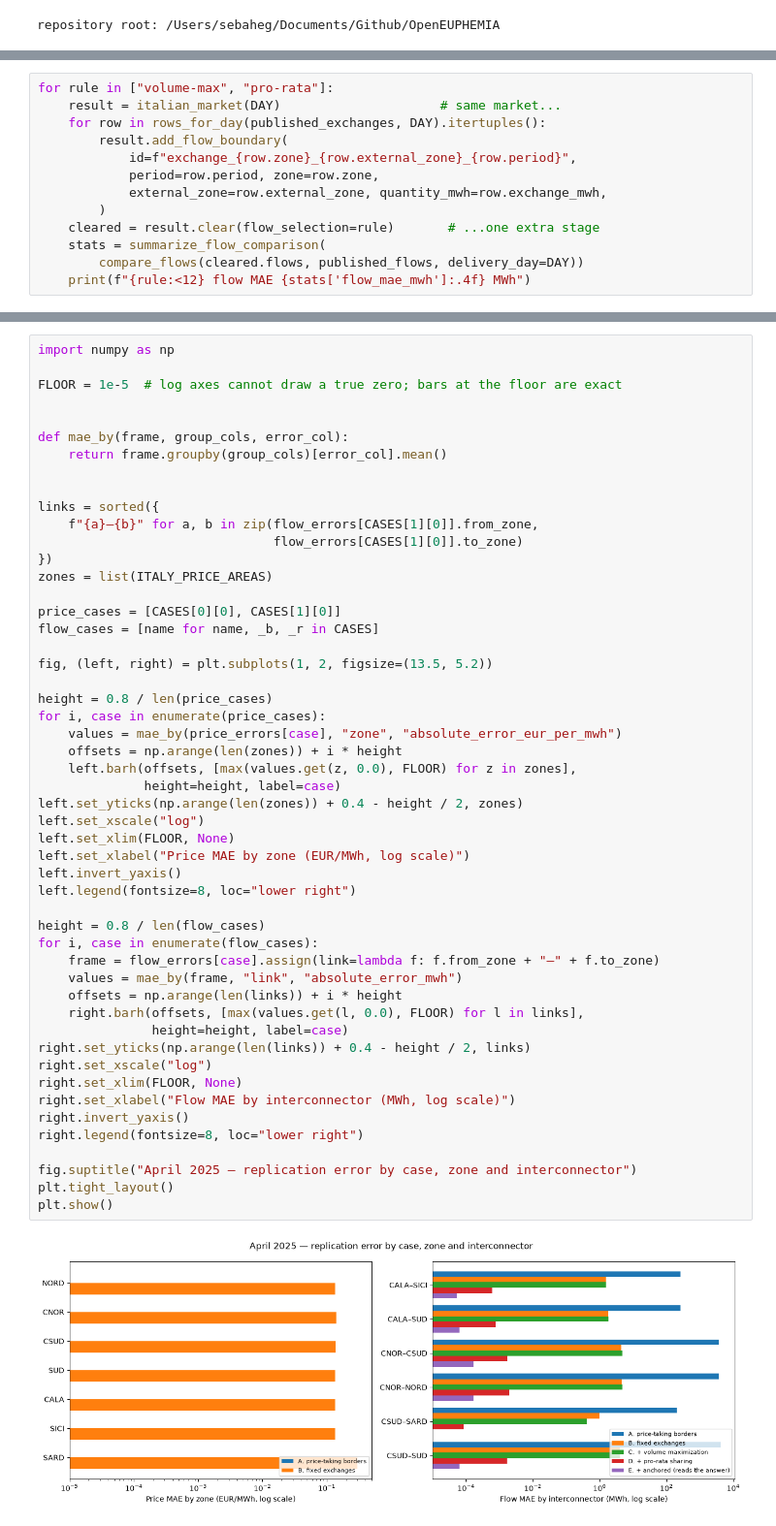
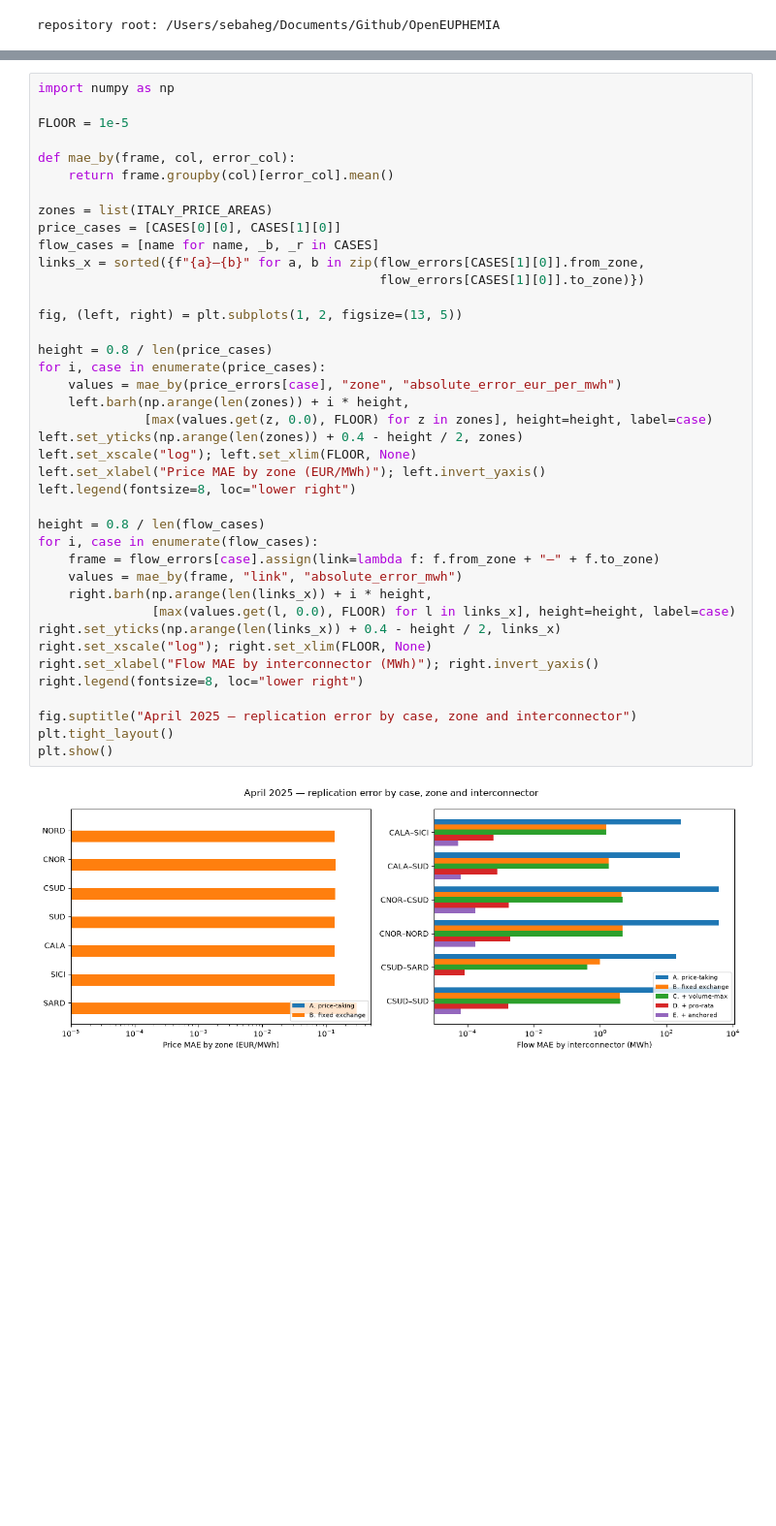
Before and after one commit to rebase-energy/OpenEUPHEMIA, a Jupyter notebook: examples/italy_april_2025.ipynb, the cells around one changed output, grey strips where cells are left out. Shown at 97% size. Drawn from its saved outputs; the diff is of its cells as text; blank space fills up the shorter version.

```diff
--- a/examples/italy_april_2025.ipynb
+++ b/examples/italy_april_2025.ipynb
@@ -310,13 +147,0 @@ Pass one to `clear()` and the market is otherwise unchanged:
-# %%
-for rule in ["volume-max", "pro-rata"]:
-    result = italian_market(DAY)                     # same market...
-    for row in rows_for_day(published_exchanges, DAY).itertuples():
-        result.add_flow_boundary(
-            id=f"exchange_{row.zone}_{row.external_zone}_{row.period}",
-            period=row.period, zone=row.zone,
-            external_zone=row.external_zone, quantity_mwh=row.exchange_mwh,
-        )
-    cleared = result.clear(flow_selection=rule)       # ...one extra stage
-    stats = summarize_flow_comparison(
-        compare_flows(cleared.flows, published_flows, delivery_day=DAY))
-    print(f"{rule:<12} flow MAE {stats['flow_mae_mwh']:.4f} MWh")
@@ -411,53 +213,42 @@ panel: their bars are identical to B's.
 # %%
 import numpy as np
 
-FLOOR = 1e-5  # log axes cannot draw a true zero; bars at the floor are exact
+FLOOR = 1e-5
 
+def mae_by(frame, col, error_col):
+    return frame.groupby(col)[error_col].mean()
 
-def mae_by(frame, group_cols, error_col):
-    return frame.groupby(group_cols)[error_col].mean()
-
-
-links = sorted({
-    f"{a}–{b}" for a, b in zip(flow_errors[CASES[1][0]].from_zone,
-                               flow_errors[CASES[1][0]].to_zone)
-})
 zones = list(ITALY_PRICE_AREAS)
-
 price_cases = [CASES[0][0], CASES[1][0]]
 flow_cases = [name for name, _b, _r in CASES]
+links_x = sorted({f"{a}–{b}" for a, b in zip(flow_errors[CASES[1][0]].from_zone,
+                                             flow_errors[CASES[1][0]].to_zone)})
 
-fig, (left, right) = plt.subplots(1, 2, figsize=(13.5, 5.2))
+fig, (left, right) = plt.subplots(1, 2, figsize=(13, 5))
 
 height = 0.8 / len(price_cases)
 for i, case in enumerate(price_cases):
     values = mae_by(price_errors[case], "zone", "absolute_error_eur_per_mwh")
-    offsets = np.arange(len(zones)) + i * height
-    left.barh(offsets, [max(values.get(z, 0.0), FLOOR) for z in zones],
-              height=height, label=case)
+    left.barh(np.arange(len(zones)) + i * height,
+              [max(values.get(z, 0.0), FLOOR) for z in zones], height=height, label=case)
 left.set_yticks(np.arange(len(zones)) + 0.4 - height / 2, zones)
-left.set_xscale("log")
-left.set_xlim(FLOOR, None)
-left.set_xlabel("Price MAE by zone (EUR/MWh, log scale)")
-left.invert_yaxis()
+left.set_xscale("log"); left.set_xlim(FLOOR, None)
+left.set_xlabel("Price MAE by zone (EUR/MWh)"); left.invert_yaxis()
 left.legend(fontsize=8, loc="lower right")
 
 height = 0.8 / len(flow_cases)
 for i, case in enumerate(flow_cases):
     frame = flow_errors[case].assign(link=lambda f: f.from_zone + "–" + f.to_zone)
     values = mae_by(frame, "link", "absolute_error_mwh")
-    offsets = np.arange(len(links)) + i * height
-    right.barh(offsets, [max(values.get(l, 0.0), FLOOR) for l in links],
-               height=height, label=case)
-right.set_yticks(np.arange(len(links)) + 0.4 - height / 2, links)
-right.set_xscale("log")
-right.set_xlim(FLOOR, None)
-right.set_xlabel("Flow MAE by interconnector (MWh, log scale)")
-right.invert_yaxis()
+    right.barh(np.arange(len(links_x)) + i * height,
+               [max(values.get(l, 0.0), FLOOR) for l in links_x], height=height, label=case)
+right.set_yticks(np.arange(len(links_x)) + 0.4 - height / 2, links_x)
+right.set_xscale("log"); right.set_xlim(FLOOR, None)
+right.set_xlabel("Flow MAE by interconnector (MWh)"); right.invert_yaxis()
 right.legend(fontsize=8, loc="lower right")
 
 fig.suptitle("April 2025 — replication error by case, zone and interconnector")
 plt.tight_layout()
 plt.show()
 # %% [output]
-[figure, old version]
+[figure, new version]
```
Also changed, not shown: parts of 26 cells of this notebook.
